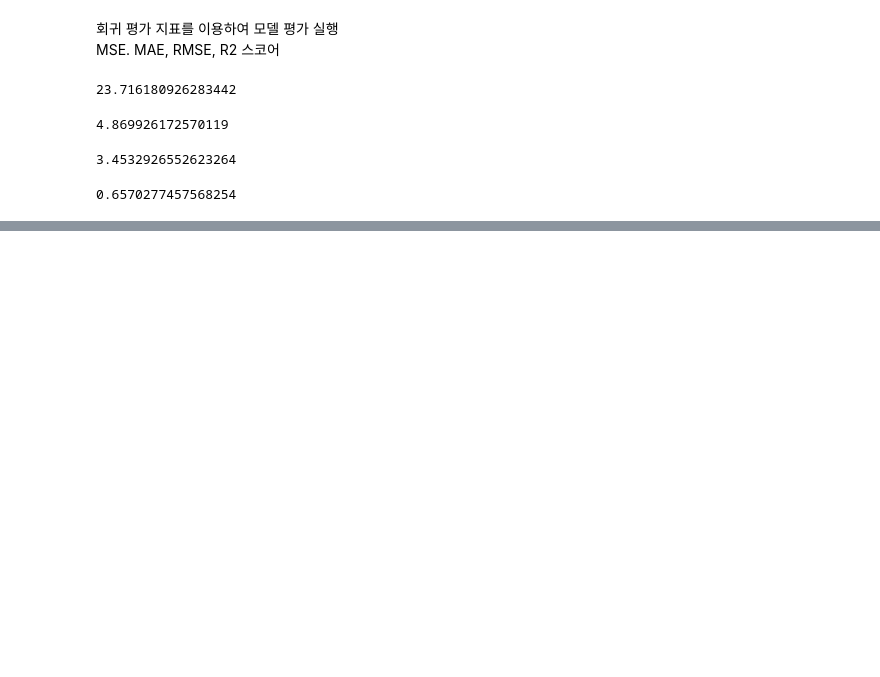
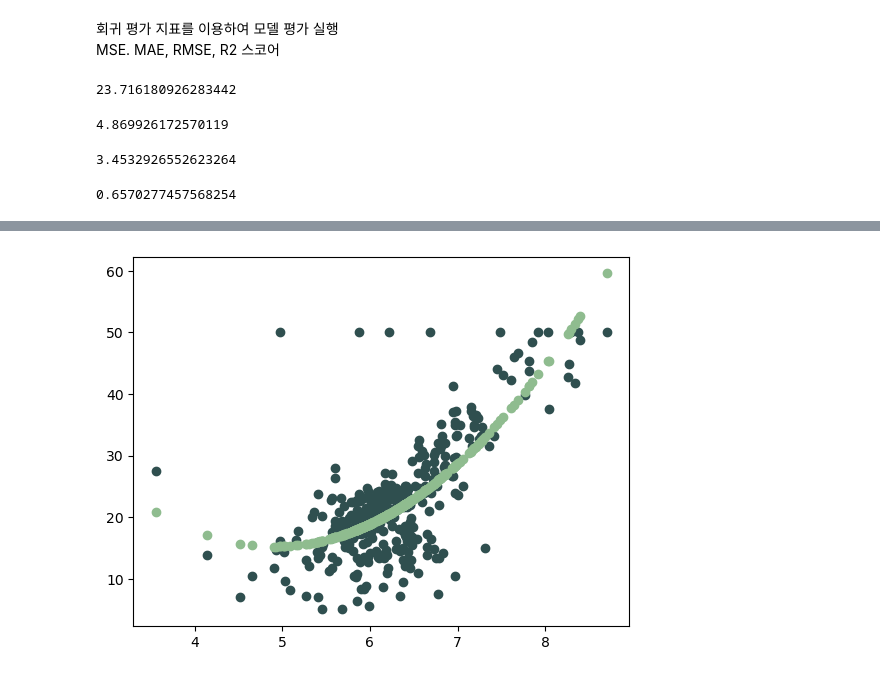
Before and after one commit to soohyun020812/SW_MachineLearning, a Jupyter notebook: 0808 ex06 선형회귀를 이용해 보스턴 주택가격 예측 실습.ipynb, the cells around one changed output, grey strips where cells are left out. Cells and saved outputs as stored; diff of their text form; code cells hidden in the pictures; blank space fills up the shorter version.

```diff
--- a/0808 ex06 선형회귀를 이용해 보스턴 주택가격 예측 실습.ipynb
+++ b/0808 ex06 선형회귀를 이용해 보스턴 주택가격 예측 실습.ipynb
@@ -239,0 +468,17 @@ r2_score(pre, y_test)
+# %%
+# 특성 확장 후 : 본래 RM 특성과 확장 RM 특성을 가지고 학습 시킨 후 예측을 어떻게 하는지 확인
+
+X_train["RM x RM"] = X_train["RM"] * X_train["RM"] # 특성 추가 확장
+
+# 모델 학습
+model2 = LinearRegression()
+model2.fit(X_train[["RM", "RM x RM"]], y_train)
+
+pre = model2.predict(X_train[["RM", "RM x RM"]])
+
+plt.scatter(X_train["RM"], y_train, color="darkslategray")
+plt.scatter(X_train["RM"], pre, color="darkseagreen")
+
+plt.show()
+# %% [output]
+[figure, added]
```
Also changed, not shown: parts of 58 cells of this notebook, 1 other file.
